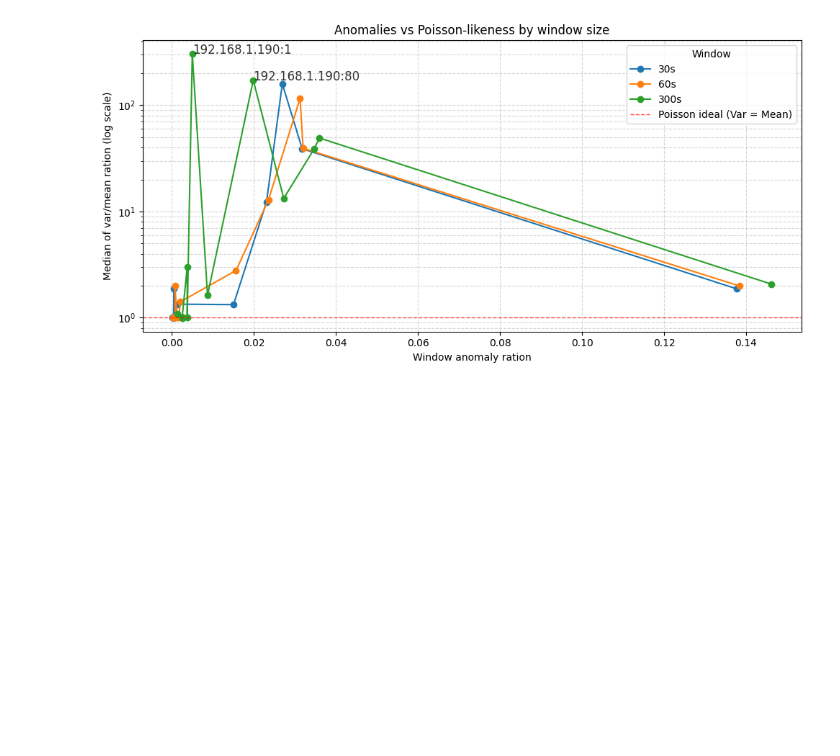
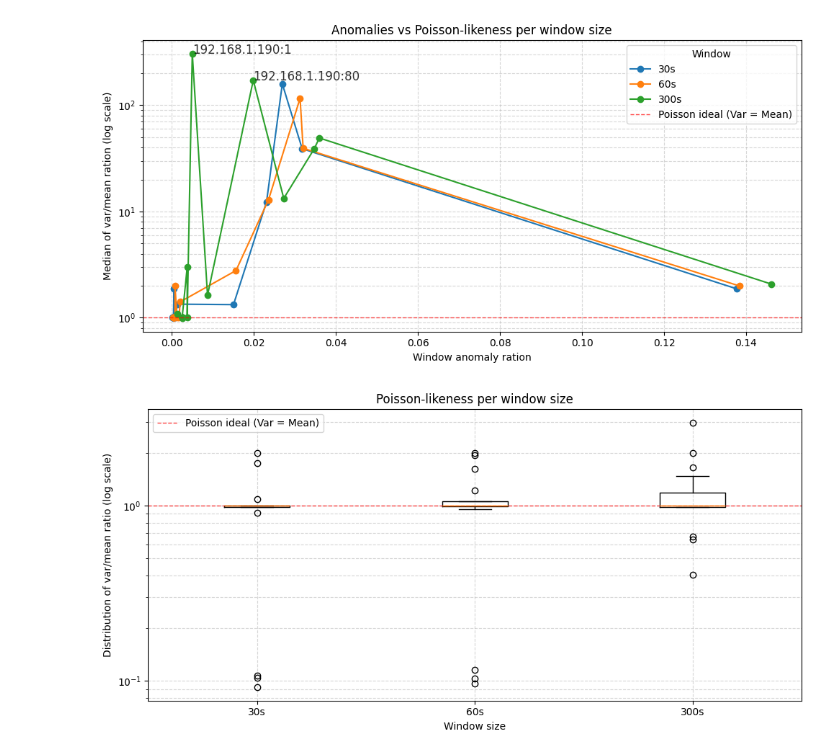
Before and after one commit to lmamede/api-health-monitor, a Jupyter notebook: notebooks/EDA-datasets.ipynb, the cells around one changed output. Cells and saved outputs as stored; diff of their text form; code cells hidden in the pictures; blank space fills up the shorter version.

```diff
--- a/notebooks/EDA-datasets.ipynb
+++ b/notebooks/EDA-datasets.ipynb
@@ -358 +340,4 @@ df_valid_endpoints.groupby(['endpoint', 'is_anomaly']).size().unstack(level='is_
+# %%
+count_rate_df = eda.adjust_endpoints_time_interval(df_valid_endpoints)
+normal_traffic_rate_df = eda.adjust_endpoints_time_interval(normal_traffic_df)
 # %%
@@ -630,3 +561,43 @@ plt.tight_layout()
 plt.show()
 # %% [output]
 [figure]
+# %%
+plt.figure(figsize=(10, 5))
+
+data = [
+    df["var_mean_median_30s"].dropna(),
+    df["var_mean_median_60s"].dropna(),
+    df["var_mean_median_300s"].dropna()
+]
+
+labels = ["30s", "60s", "300s"]
+
+plt.boxplot(
+    data,
+    tick_labels=labels,
+    showfliers=True
+)
+
+# Linha de referência Poisson
+plt.axhline(
+    1.0,
+    linestyle="--",
+    linewidth=1,
+    alpha=0.7,
+    color="red",
+    label="Poisson ideal (Var = Mean)"
+)
+
+plt.yscale("log")
+
+plt.xlabel("Window size")
+plt.ylabel("Distribution of var/mean ratio (log scale)")
+plt.title("Poisson-likeness per window size")
+
+plt.legend()
+plt.grid(True, which="both", linestyle="--", alpha=0.5)
+plt.tight_layout()
+plt.savefig("../results/normal-poisson-likeness-boxplot.png")
+plt.show()
+# %% [output]
+[figure, added]
```
Also changed, not shown: parts of 20 cells of this notebook, 1 other file.
